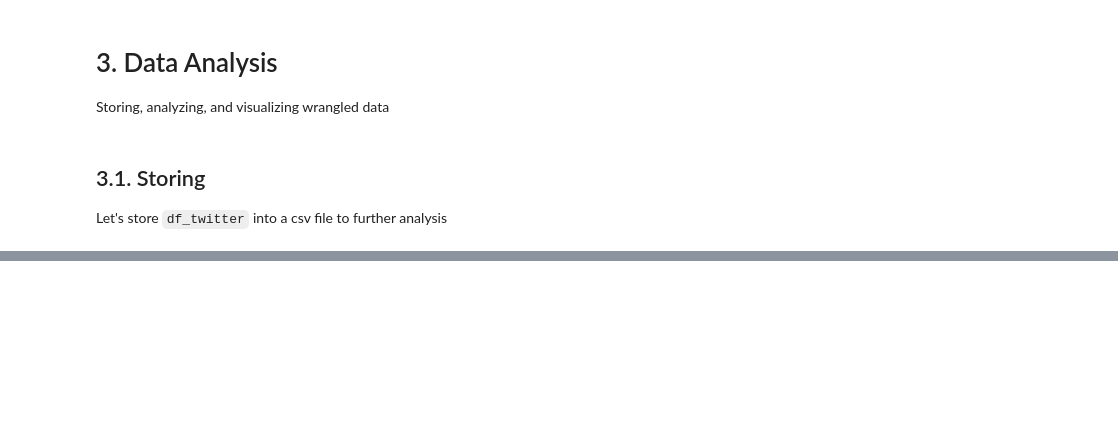
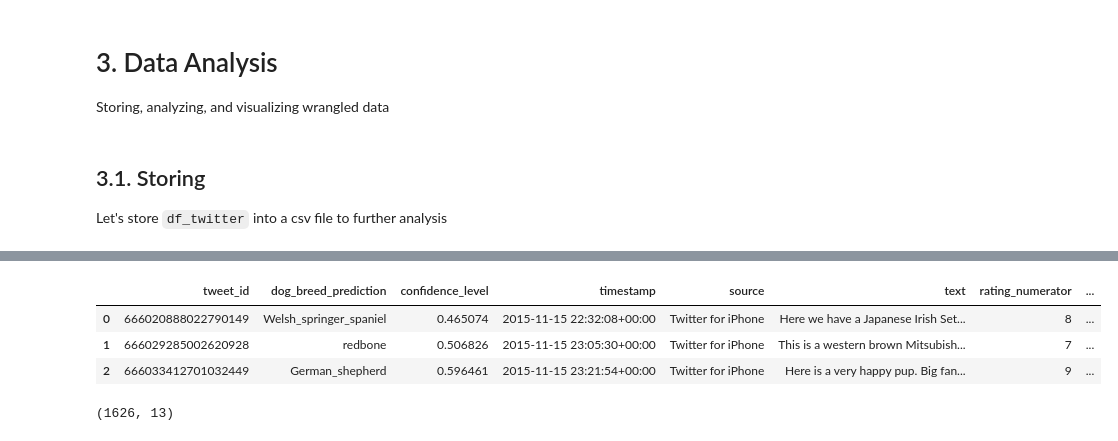
Before and after one commit to fmahlmeister/Data-Analyst-Nanodegree, a Jupyter notebook: 3.Data-Wrangling/3.Wrangle-and-Analyze-Data.ipynb, the cells around one changed output, grey strips where cells are left out. Saved outputs shown, nothing was run; the diff lists cells and outputs as text; code cells hidden in the pictures; blank space fills up the shorter version.

```diff
--- a/3.Data-Wrangling/3.Wrangle-and-Analyze-Data.ipynb
+++ b/3.Data-Wrangling/3.Wrangle-and-Analyze-Data.ipynb
@@ -1380,0 +1393,12 @@ This analysis can be seen in the file `act_report.html`
+# %%
+df = pd.read_csv('source/twitter_archive_master.csv')
+df.head(3)
+# %% [output]
+|  | tweet_id | dog_breed_prediction | confidence_level | timestamp | source | text | rating_numerator | ... |
+| 0 | 666020888022790149 | Welsh_springer_spaniel | 0.465074 | 2015-11-15 22:32:08+00:00 | Twitter for iPhone | Here we have a Japanese Irish Set... | 8 | ... |
+| 1 | 666029285002620928 | redbone | 0.506826 | 2015-11-15 23:05:30+00:00 | Twitter for iPhone | This is a western brown Mitsubish... | 7 | ... |
+| 2 | 666033412701032449 | German_shepherd | 0.596461 | 2015-11-15 23:21:54+00:00 | Twitter for iPhone | Here is a very happy pup. Big fan... | 9 | ... |
+# %%
+df.shape
+# %% [output]
+(1626, 13)
```
Also changed, not shown: parts of 14 cells of this notebook, 1 other file.
